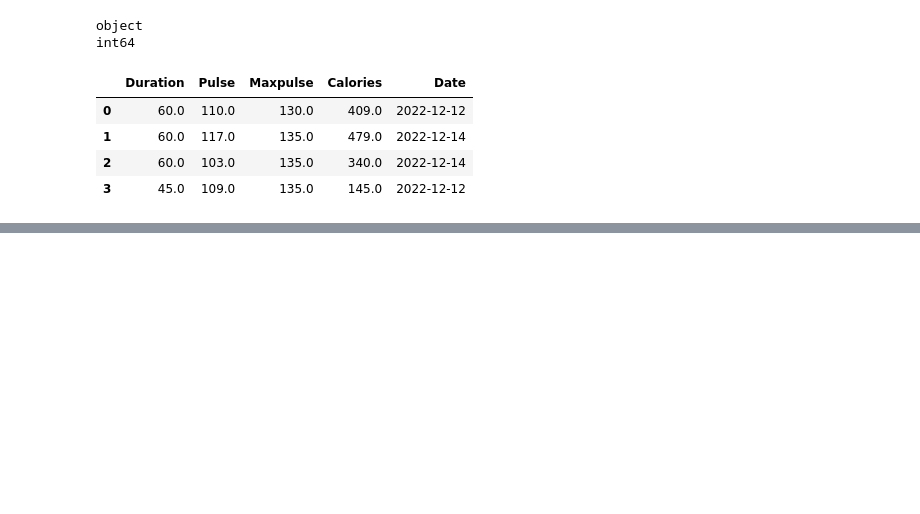
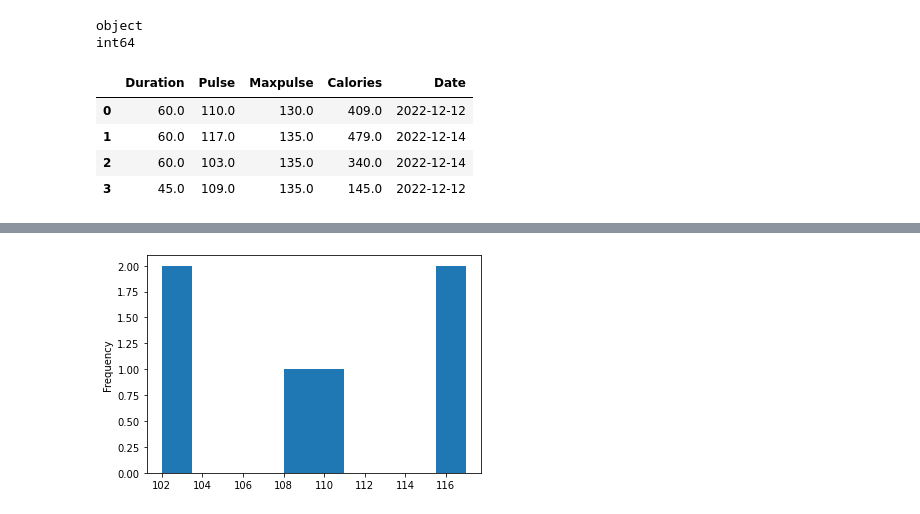
Before and after one commit to tomasz-te/Drafts, a Jupyter notebook: Pandas.ipynb, the cells around one changed output, grey strips where cells are left out. Cells and saved outputs as stored; diff of their text form; code cells hidden in the pictures; blank space fills up the shorter version.

```diff
--- a/Pandas.ipynb
+++ b/Pandas.ipynb
@@ -222,0 +245,5 @@ df.drop_duplicates(inplace=True)
+# %%
+df['Pulse'].plot(kind='hist')
+plt.show()
+# %% [output]
+[figure, added]
```
Also changed, not shown: parts of 16 cells of this notebook.
